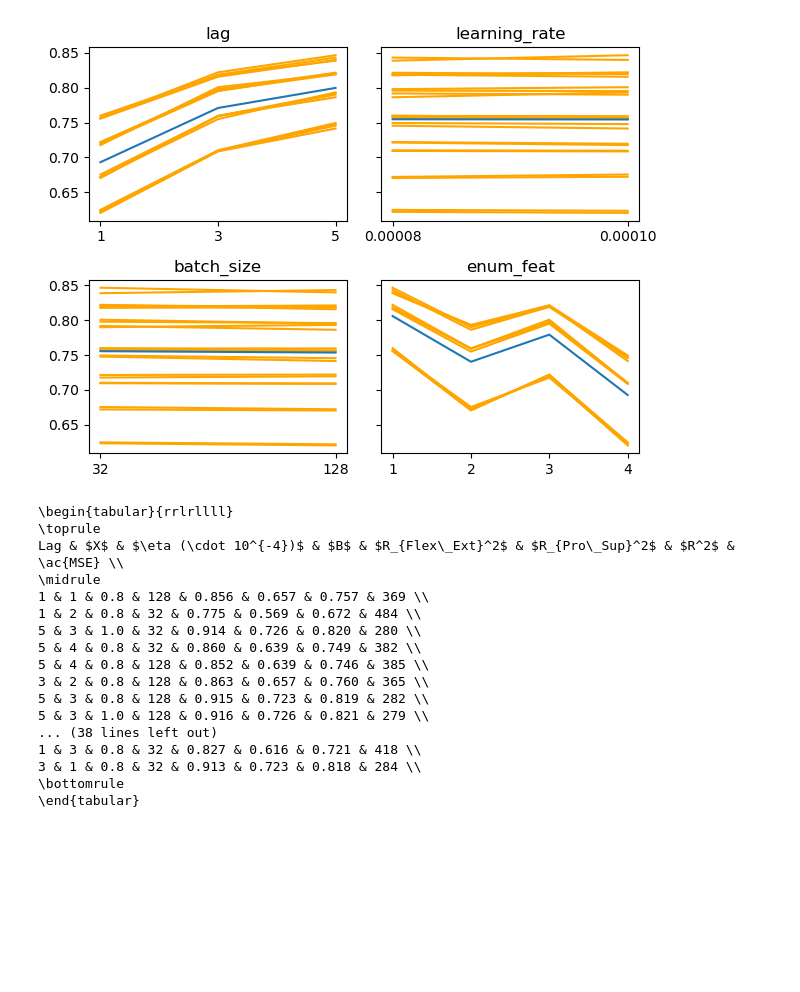
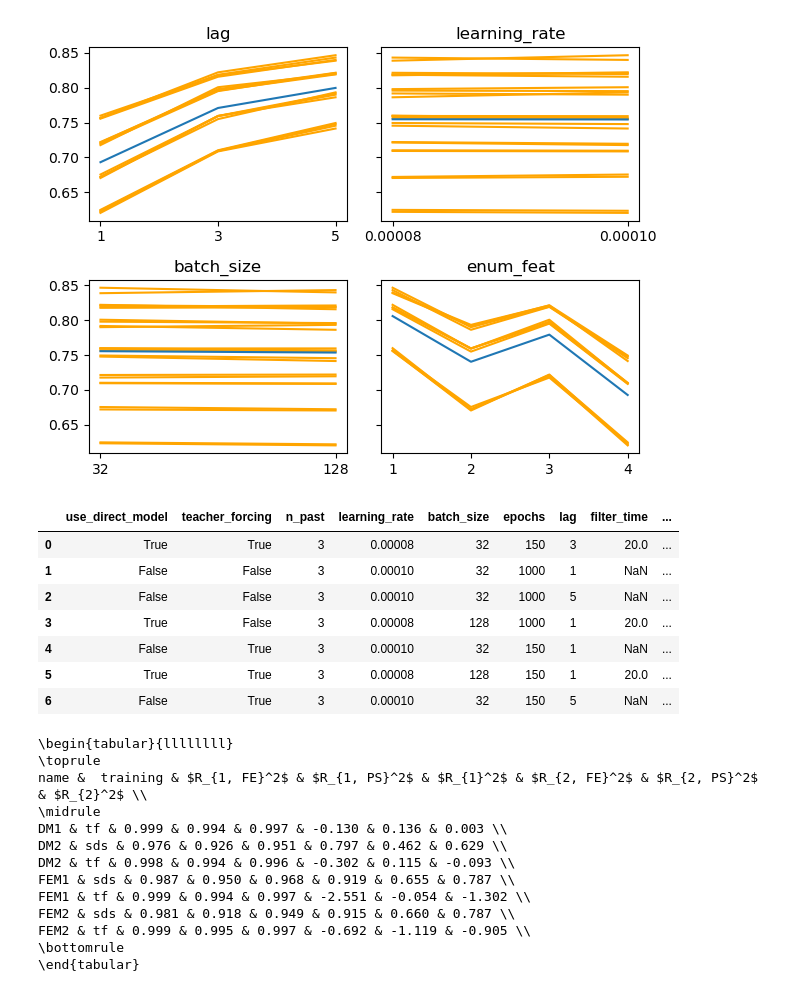
Before and after one commit to gjmm07/Masterthesis, a Jupyter notebook: results/Untitled.ipynb, the cells around one changed output. Saved outputs shown, nothing was run; the diff lists cells and outputs as text; code cells hidden in the pictures; blank space fills up the shorter version.

Commit message:
results notebook changed

```diff
--- a/results/Untitled.ipynb
+++ b/results/Untitled.ipynb
@@ -142,22 +124,17 @@ plot_results(feat_results, ("lag", "learning_rate", "batch_size", "enum_feat"),
 # %% [output]
 [figure]
 # %%
-print_latex(feat_results[["lag", "enum_feat", "learning_rate", "batch_size", "r2_flex_ext", "r2_pro_sup", "r2", "mse"]].copy())
+# print_latex(feat_results[["lag", "enum_feat", "learning_rate", "batch_size", "r2_flex_ext", "r2_pro_sup", "r2", "mse"]].copy())
-# %% [output]
-\begin{tabular}{rrlrllll}
-\toprule
-Lag & $X$ & $\eta (\cdot 10^{-4})$ & $B$ & $R_{Flex\_Ext}^2$ & $R_{Pro\_Sup}^2$ & $R^2$ & \ac{MSE} \\
-\midrule
-1 & 1 & 0.8 & 128 & 0.856 & 0.657 & 0.757 & 369 \\
-1 & 2 & 0.8 & 32 & 0.775 & 0.569 & 0.672 & 484 \\
-5 & 3 & 1.0 & 32 & 0.914 & 0.726 & 0.820 & 280 \\
-5 & 4 & 0.8 & 32 & 0.860 & 0.639 & 0.749 & 382 \\
-5 & 4 & 0.8 & 128 & 0.852 & 0.639 & 0.746 & 385 \\
-3 & 2 & 0.8 & 128 & 0.863 & 0.657 & 0.760 & 365 \\
-5 & 3 & 0.8 & 128 & 0.915 & 0.723 & 0.819 & 282 \\
-5 & 3 & 1.0 & 128 & 0.916 & 0.726 & 0.821 & 279 \\
-... (38 lines left out)
-1 & 3 & 0.8 & 32 & 0.827 & 0.616 & 0.721 & 418 \\
-3 & 1 & 0.8 & 32 & 0.913 & 0.723 & 0.818 & 284 \\
-\bottomrule
-\end{tabular}
+# %%
+narx_results = pd.read_csv("results_narx.csv")
+# %%
+narx_results
+# %% [output]
+|  | use_direct_model | teacher_forcing | n_past | learning_rate | batch_size | epochs | lag | filter_time | ... |
+| 0 | True | True | 3 | 0.00008 | 32 | 150 | 3 | 20.0 | ... |
+| 1 | False | False | 3 | 0.00010 | 32 | 1000 | 1 | NaN | ... |
+| 2 | False | False | 3 | 0.00010 | 32 | 1000 | 5 | NaN | ... |
+| 3 | True | False | 3 | 0.00008 | 128 | 1000 | 1 | 20.0 | ... |
+| 4 | False | True | 3 | 0.00010 | 32 | 150 | 1 | NaN | ... |
+| 5 | True | True | 3 | 0.00008 | 128 | 150 | 1 | 20.0 | ... |
+| 6 | False | True | 3 | 0.00010 | 32 | 150 | 5 | NaN | ... |
@@ -163,0 +159,33 @@ Lag & $X$ & $\eta (\cdot 10^{-4})$ & $B$ & $R_{Flex\_Ext}^2$ & $R_{Pro\_Sup}^2$
+# %%
+def narx_print_latex(df):
+    df = df.copy()
+    for key in df.keys():
+        if not key.startswith("r2"):
+            continue
+        df[key] = df[key].map(lambda x: f"{x:.3f}")
+    df["teacher_forcing"] = np.where(df["teacher_forcing"], "tf", "sds")
+    df.rename(columns={"model_name": "name",
+                       "teacher_forcing": " training",
+                       "r2_teacher_flex": "$R_{1, FE}^2$",
+                       "r2_teacher_pron": "$R_{1, PS}^2$",
+                       "r2_teacher": "$R_{1}^2$",
+                       "r2_ss_flex": "$R_{2, FE}^2$",
+                       "r2_ss_pron": "$R_{2, PS}^2$",
+                       "r2_ss": "$R_{2}^2$"}, inplace=True)
+    print(df.to_latex(index=False))
+
+narx_print_latex(narx_results)
+# %% [output]
+\begin{tabular}{llllllll}
+\toprule
+name &  training & $R_{1, FE}^2$ & $R_{1, PS}^2$ & $R_{1}^2$ & $R_{2, FE}^2$ & $R_{2, PS}^2$ & $R_{2}^2$ \\
+\midrule
+DM1 & tf & 0.999 & 0.994 & 0.997 & -0.130 & 0.136 & 0.003 \\
+DM2 & sds & 0.976 & 0.926 & 0.951 & 0.797 & 0.462 & 0.629 \\
+DM2 & tf & 0.998 & 0.994 & 0.996 & -0.302 & 0.115 & -0.093 \\
+FEM1 & sds & 0.987 & 0.950 & 0.968 & 0.919 & 0.655 & 0.787 \\
+FEM1 & tf & 0.999 & 0.994 & 0.997 & -2.551 & -0.054 & -1.302 \\
+FEM2 & sds & 0.981 & 0.918 & 0.949 & 0.915 & 0.660 & 0.787 \\
+FEM2 & tf & 0.999 & 0.995 & 0.997 & -0.692 & -1.119 & -0.905 \\
+\bottomrule
+\end{tabular}
```
Also changed, not shown: parts of 4 cells of this notebook.
